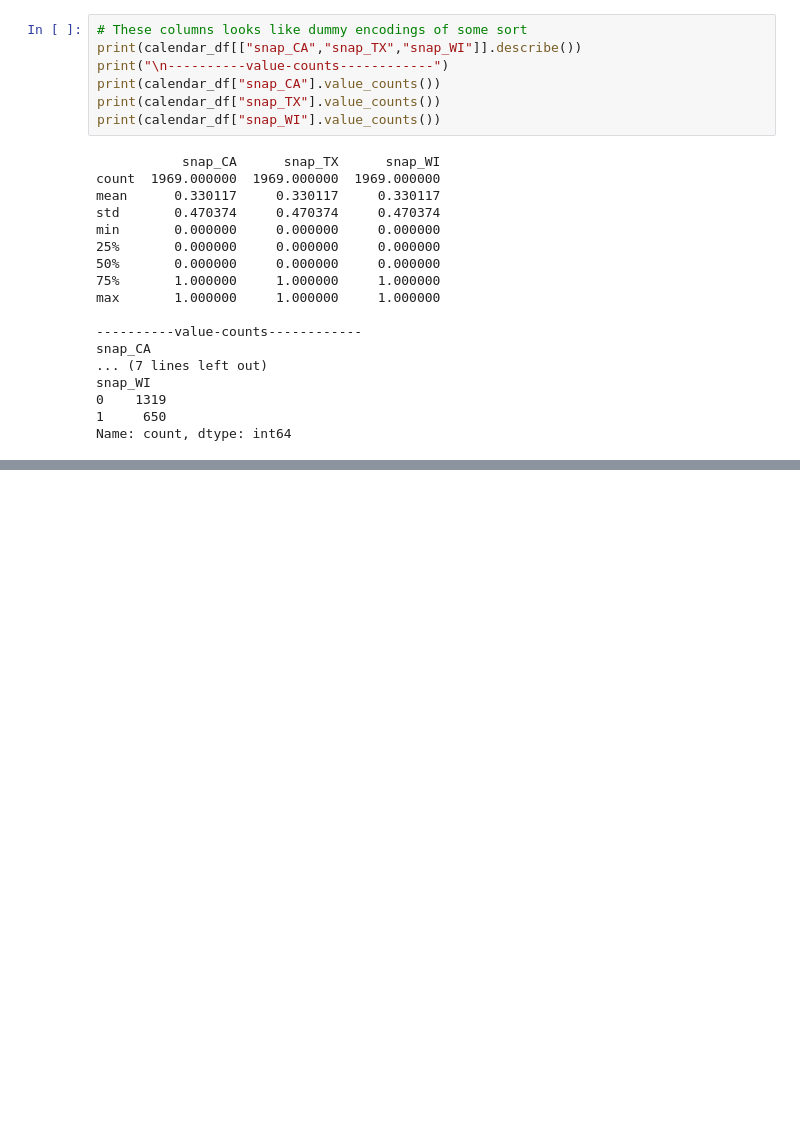
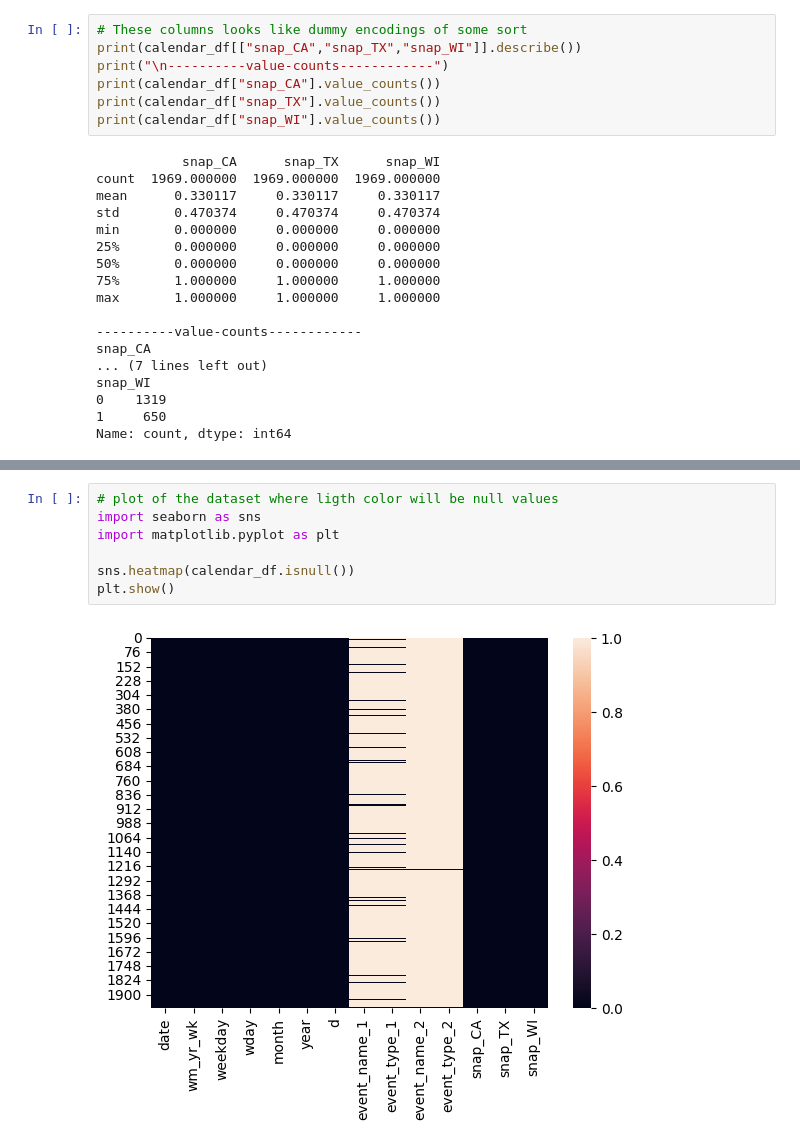
Before and after one commit to JimmysDataLab/Inventory-Forecasting-and-Modeling, a Jupyter notebook: notebooks/exploratory_data_analysis_and_modelling.ipynb, the cells around one changed output, grey strips where cells are left out. Cells and saved outputs as stored; diff of their text form; blank space fills up the shorter version.

```diff
--- a/notebooks/exploratory_data_analysis_and_modelling.ipynb
+++ b/notebooks/exploratory_data_analysis_and_modelling.ipynb
@@ -110,0 +158,9 @@ memory usage: 46.3 KB
+# %%
+# plot of the dataset where ligth color will be null values
+import seaborn as sns
+import matplotlib.pyplot as plt
+
+sns.heatmap(calendar_df.isnull())
+plt.show()
+# %% [output]
+[figure, added]
```
Also changed, not shown: parts of 11 cells of this notebook.
